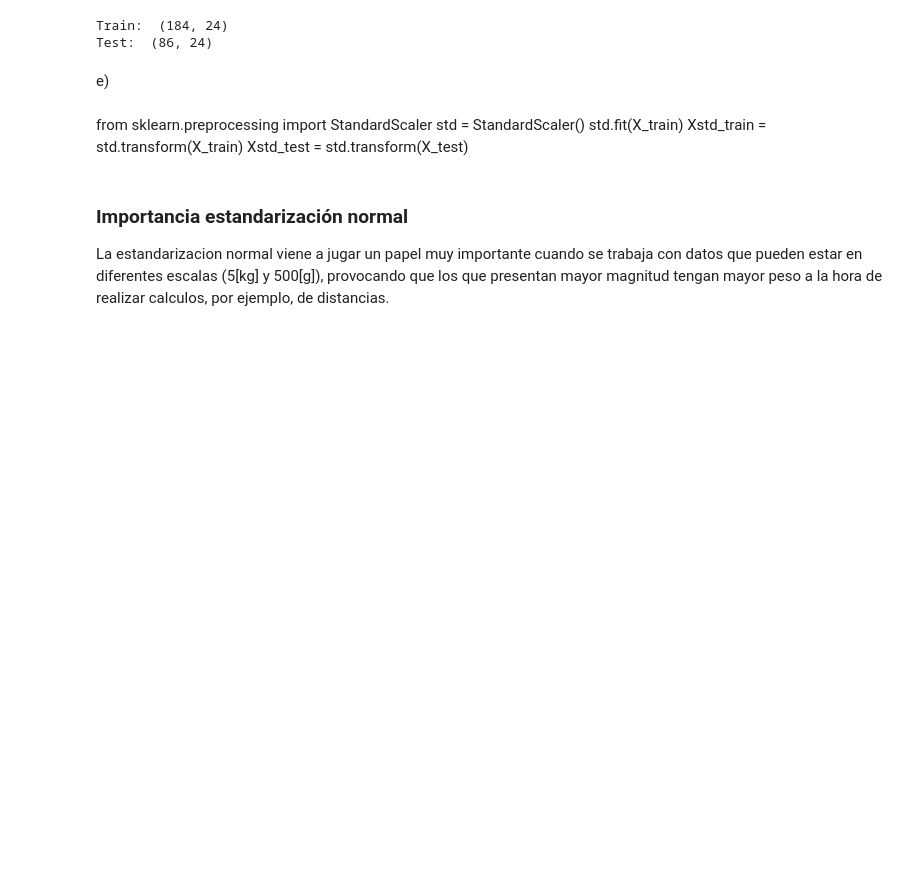
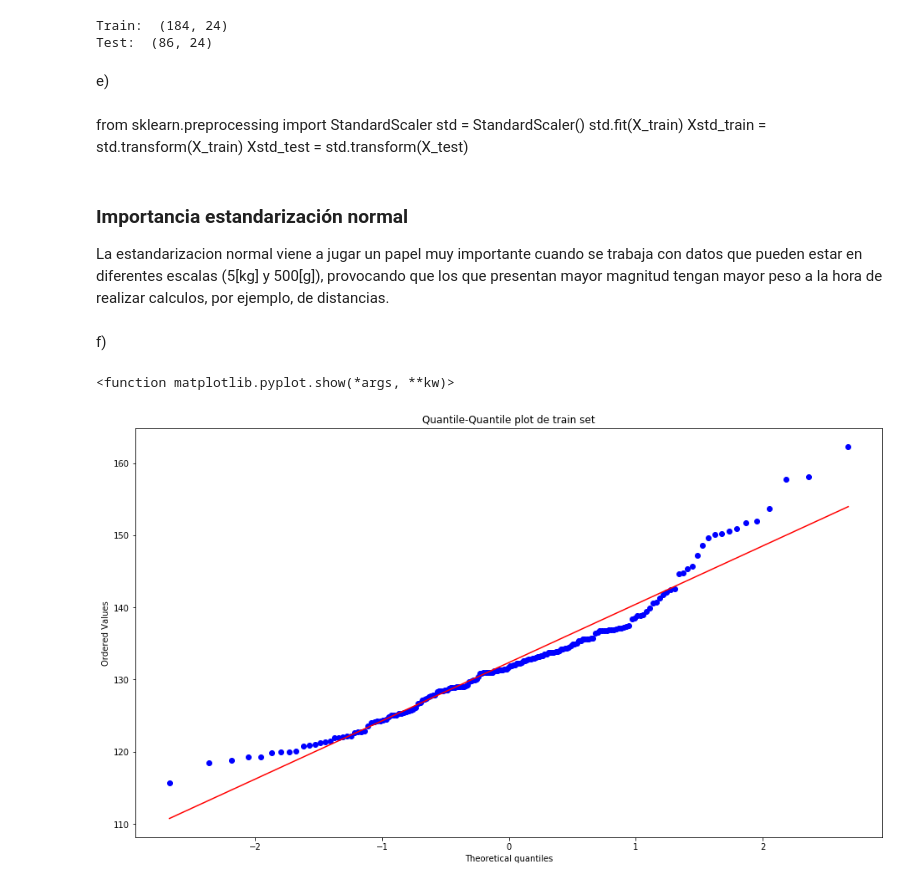
Before and after one commit to chrisgcs/Tarea1ML, a Jupyter notebook: Desarrollo.ipynb, the cells around one changed output. Saved outputs shown, nothing was run; the diff lists cells and outputs as text; code cells hidden in the pictures; blank space fills up the shorter version.

```diff
--- a/Desarrollo.ipynb
+++ b/Desarrollo.ipynb
@@ -231,0 +230,29 @@ f)<a class="anchor" id="f"></a>
+# %% [markdown]
+f)<a class="anchor" id="f"></a>
+# %%
+from sklearn.linear_model import LinearRegression
+model = LinearRegression(fit_intercept=True)
+model.fit(Xstd_train, reg_label_train)
+...
+reg_pred_train = model.predict(Xstd_train)
+reg_pred_test = model.predict(Xstd_test)
+# %%
+import numpy as np
+import pylab
+import scipy.stats as stats
+import matplotlib.pyplot as plt
+
+#fig = plst.figure()
+measurements = reg_pred_train
+#stats.probplot(measurements, dist="norm", plot=pylab)
+#pylab.show()
+
+
+fig = plt.figure(figsize=(16,9))
+ax = fig.add_subplot(111)
+res = stats.probplot(measurements, dist="norm", plot=pylab)
+ax.set_title("Quantile-Quantile plot de train set")
+plt.show
+# %% [output]
+<function matplotlib.pyplot.show(*args, **kw)>
+[figure, added]
```
Also changed, not shown: parts of 4 cells of this notebook.
